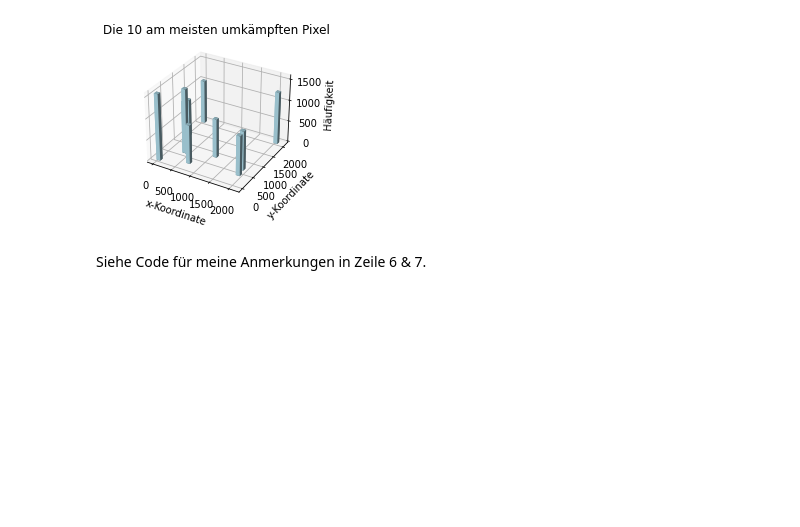
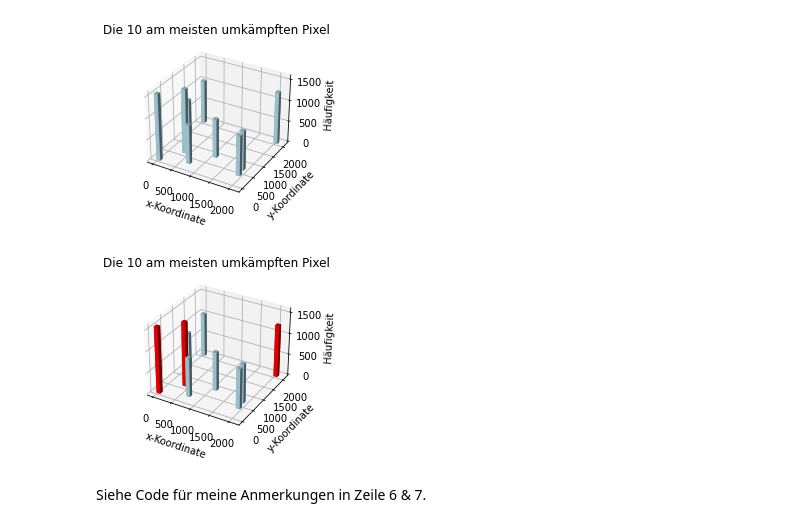
Before and after one commit to biervertrieb/placegroups, a Jupyter notebook: notebooks/0.1-derr-statistiken-meistgeänderter-Pixel.ipynb, the cells around one changed output. Saved outputs shown, nothing was run; the diff lists cells and outputs as text; code cells hidden in the pictures; blank space fills up the shorter version.

```diff
--- a/notebooks/0.1-derr-statistiken-meistgeänderter-Pixel.ipynb
+++ b/notebooks/0.1-derr-statistiken-meistgeänderter-Pixel.ipynb
@@ -178,6 +178,34 @@ show_and_save(plt, 'top10_umkaempfte_pixel_3d.jpg')
 #plt.show()
 # %% [output]
 [figure]
+# %%
+#setup figure and axes
+fig = plt.figure(figsize=(8,3))
+ax = fig.add_subplot(121, projection='3d')
+
+#data
+_x = np.arange(10)
+_y = np.arange(10)
+_xx, _yy = np.meshgrid(_x, _y)
+x, y = _xx.ravel(), _yy.ravel()
+
+i = 0
+for row in datacollect:
+    x,y,count = list(row)
+    bottom = np.zeros_like(count)
+    width = depth = 100
+    if(i < 3) : ax.bar3d(x, y, bottom, width, depth, count, shade=True, color='red')
+    else : ax.bar3d(x, y, bottom, width, depth, count, shade=True, color='lightblue')
+    i += 1
+
+ax.set_title('Die 10 am meisten umkämpften Pixel')
+ax.set_xlabel('x-Koordinate')
+ax.set_ylabel('y-Koordinate')
+ax.set_zlabel('Häufigkeit')
+show_and_save(plt, 'top10_umkaempfte_pixel_3d_2.jpg')
+#plt.show()
+# %% [output]
+[figure, added]
 # %%
 x_cor = []
 y_cor = []
```
Also changed, not shown: parts of 1 cell of this notebook.
